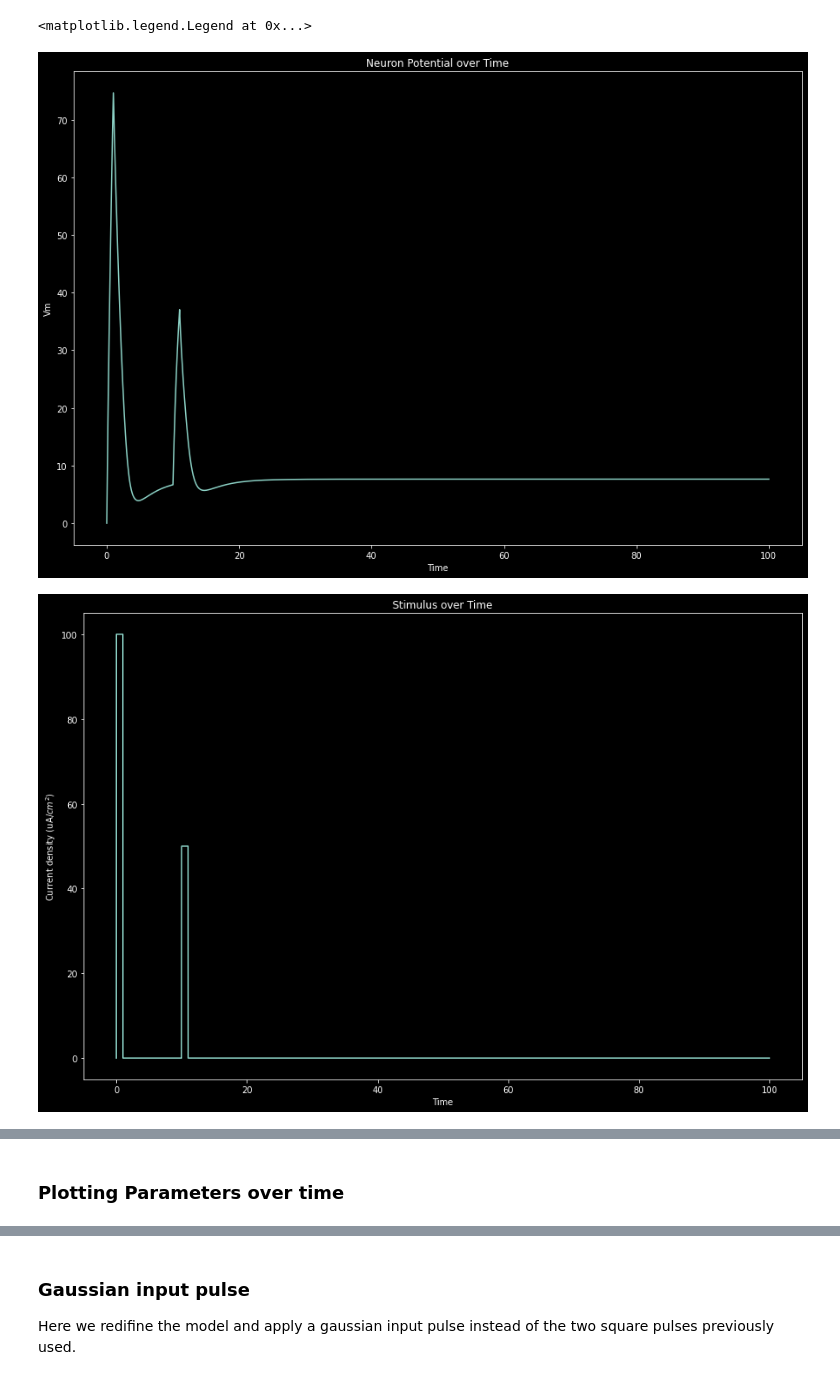
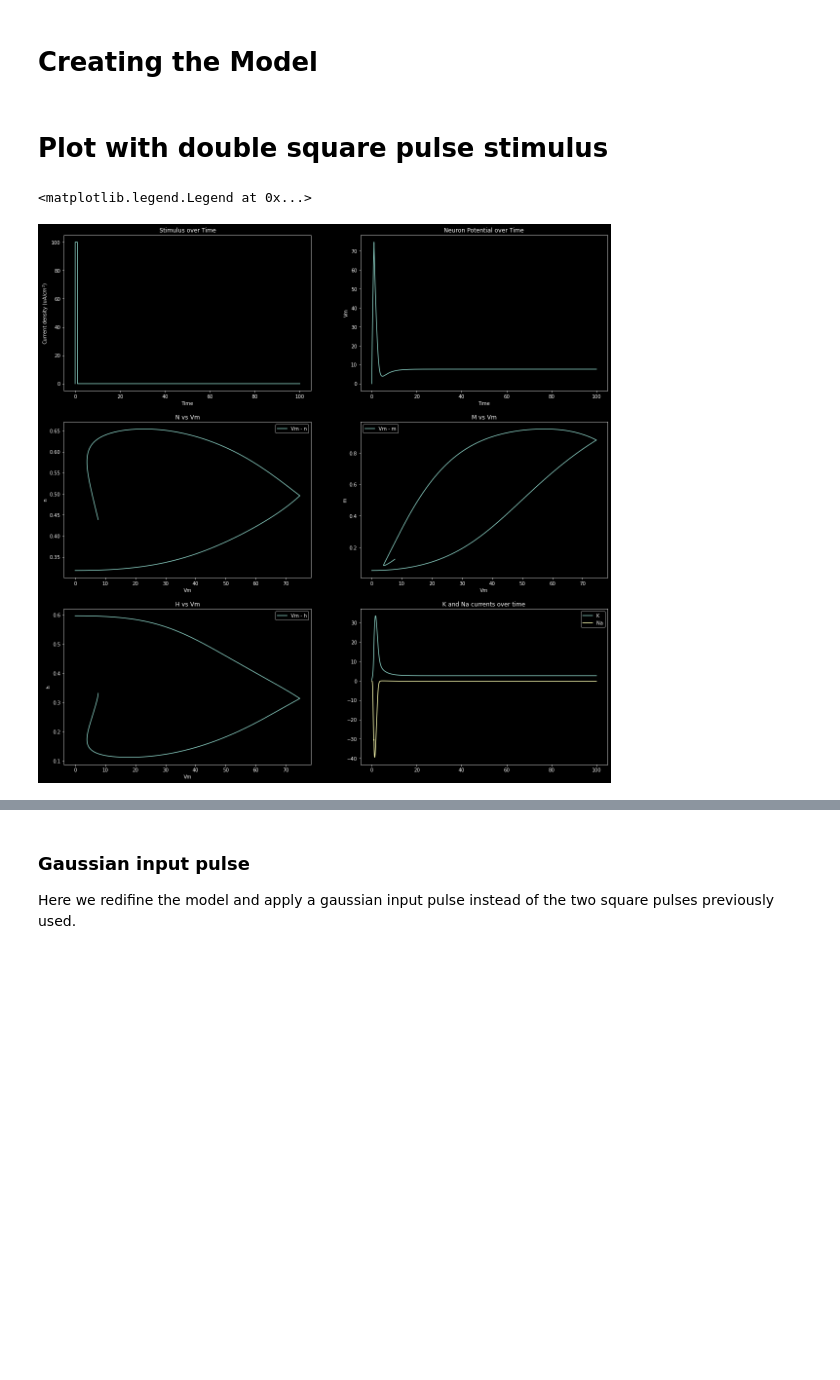
Before and after one commit to pdparakh108/Hodgkin_Huxley_Ising_simulation, a Jupyter notebook: HH_implementation/HH.ipynb, the cells around one changed output, grey strips where cells are left out. Drawn from its saved outputs; the diff is of its cells as text; code cells hidden in the pictures; blank space fills up the shorter version.

Commit message:
changing input signal and creating subplots

```diff
--- a/HH_implementation/HH.ipynb
+++ b/HH_implementation/HH.ipynb
@@ -6,6 +6,8 @@ plt.style.use('dark_background')
 import matplotlib.pyplot as plt
 import numpy as np
 from scipy.integrate import odeint
+# %% [markdown]
+# Creating the Model
 # %%
 # Start and end time (in milliseconds)
 t0 = 0
@@ -100,32 +100,48 @@ def derivatives(y, t0):
 # Solve ODE system
 state = np.array([0.0, n_inf(), m_inf(), h_inf()])
 results = odeint(derivatives, state, t)
+# %% [markdown]
+# Plot with double square pulse stimulus
 # %%
 # Input stimulus
 Idv = [I(t) for t in t]
 
 # Plot neuron potential over time
-fig, ax = plt.subplots(figsize=(15, 10))
-ax.plot(t, results[:, 0])
-ax.set_xlabel('Time')
-ax.set_ylabel('Vm')
-ax.set_title('Neuron Potential over Time')
-
+fig, ax = plt.subplots(3,2,figsize=(20, 20))
+ax = ax.reshape(-1)
+ax[1].plot(t, results[:, 0])
+ax[1].set_xlabel('Time')
+ax[1].set_ylabel('Vm')
+ax[1].set_title('Neuron Potential over Time')
 # Plotting the stimulus over time
-fig, ax = plt.subplots(figsize=(15, 10))
-ax.plot(t, Idv)
-ax.set_ylabel(r'Current density (uA/$cm^2$)')
-ax.set_xlabel('Time')
-ax.set_title('Stimulus over Time')
+ax[0].plot(t, Idv)
+ax[0].set_ylabel(r'Current density (uA/$cm^2$)')
+ax[0].set_xlabel('Time')
+ax[0].set_title('Stimulus over Time')
 
 # Plot some trajectories
-fig, ax = plt.subplots(figsize=(15, 10))
-ax.plot(results[:, 0], results[:, 1], label='Vm - n')
-ax.plot(results[:, 0], results[:, 2], label='Vm - m')
-ax.plot(results[:, 0], results[:, 3], label='Vm - h')
-ax.set_title('Limit Cycles')
-ax.legend()
+ax[2].plot(results[:, 0], results[:, 1], label='Vm - n')
+ax[3].plot(results[:, 0], results[:, 2], label='Vm - m')
+ax[4].plot(results[:, 0], results[:, 3], label='Vm - h')
+ax[2].set_title('N vs Vm')
+ax[2].set_xlabel('Vm')
+ax[2].set_ylabel('n')
+ax[2].legend()
+ax[3].set_title('M vs Vm')
+ax[3].set_xlabel('Vm')
+ax[3].set_ylabel('m')
+ax[3].legend()
+ax[4].set_title('H vs Vm')
+ax[4].set_xlabel('Vm')
+ax[4].set_ylabel('h')
+ax[4].legend()
+
+# plot Ik and Ina over time
+ax[5].plot(t, gK * np.power(results[:, 1], 4.0) * (results[:, 0] - VK), label='K')
+ax[5].plot(t, gNa * np.power(results[:, 2], 3.0) * results[:, 3] * (results[:, 0] - VNa), label='Na')
+# ax[5].plot(t, gL * (results[:, 0] - Vl), label='L') ## LEAK CURRENT PLOT
+ax[5].set_title('K and Na currents over time')
+ax[5].legend()
 # %% [output]
 <matplotlib.legend.Legend at 0x...>
-[figure, old version]
+[figure, new version]
-[figure, removed]
@@ -133,2 +147,0 @@ ax.legend()
-# %% [markdown]
-### Plotting Parameters over time
```
Also changed, not shown: parts of 18 cells of this notebook.
